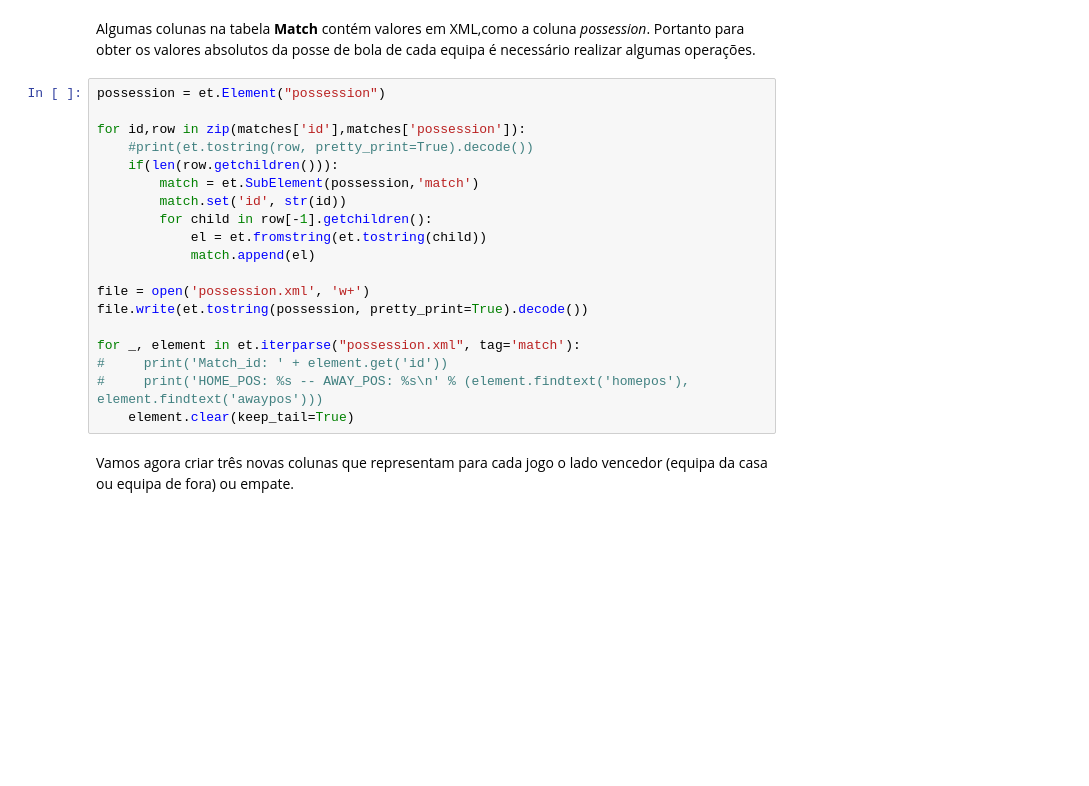
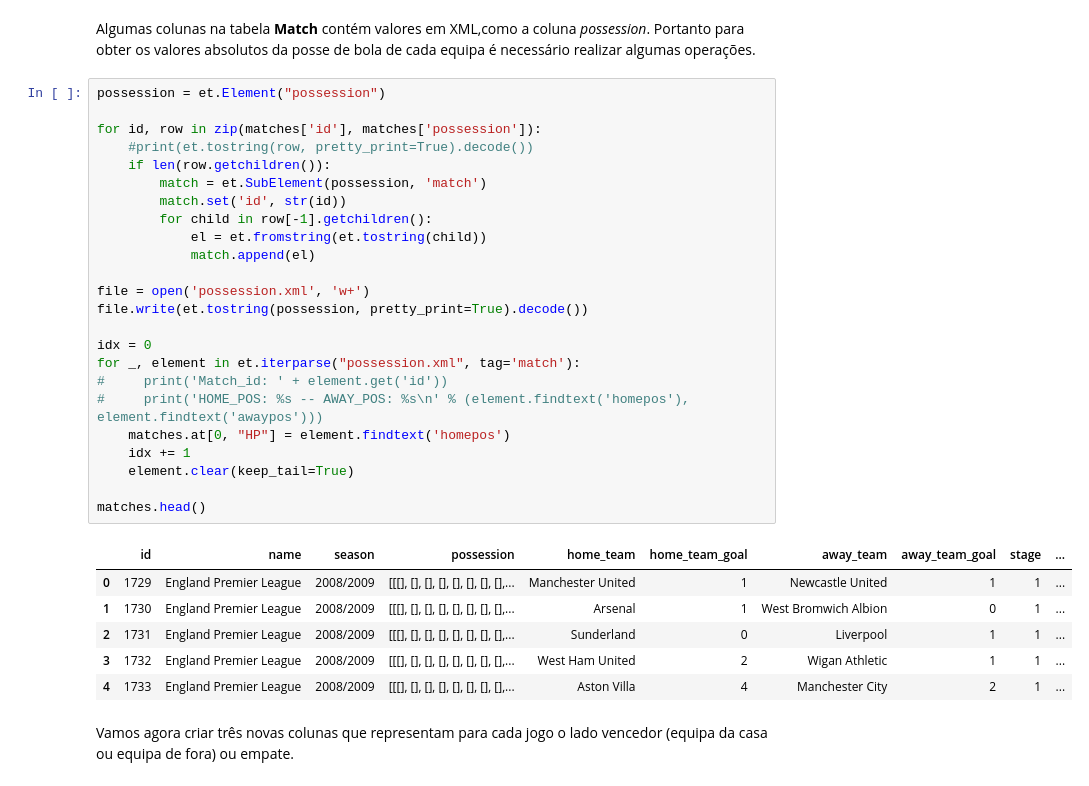
Before and after one commit to andremmori/IART-Project2, a Jupyter notebook: SoccerRegression.ipynb, the cells around one changed output. Drawn from its saved outputs; the diff is of its cells as text; blank space fills up the shorter version.

Commit message:
Added columns for the possession of each team

```diff
--- a/SoccerRegression.ipynb
+++ b/SoccerRegression.ipynb
@@ -53,22 +53,34 @@ Algumas colunas na tabela __Match__ contém valores em XML,como a coluna _posses
 # %%
 possession = et.Element("possession")
 
-for id,row in zip(matches['id'],matches['possession']):
+for id, row in zip(matches['id'], matches['possession']):
     #print(et.tostring(row, pretty_print=True).decode())
-    if(len(row.getchildren())):
-        match = et.SubElement(possession,'match')
+    if len(row.getchildren()):
+        match = et.SubElement(possession, 'match')
         match.set('id', str(id))
         for child in row[-1].getchildren():
             el = et.fromstring(et.tostring(child))
             match.append(el)
 
 file = open('possession.xml', 'w+')
 file.write(et.tostring(possession, pretty_print=True).decode())
 
+idx = 0
 for _, element in et.iterparse("possession.xml", tag='match'):
 #     print('Match_id: ' + element.get('id'))
 #     print('HOME_POS: %s -- AWAY_POS: %s\n' % (element.findtext('homepos'), element.findtext('awaypos')))
+    matches.at[0, "HP"] = element.findtext('homepos')
+    idx += 1
     element.clear(keep_tail=True)
+
+matches.head()
+# %% [output]
+|  | id | name | season | possession | home_team | home_team_goal | away_team | away_team_goal | stage | ... |
+| 0 | 1729 | England Premier League | 2008/2009 | [[[], [], [], [], [], [], [], [],... | Manchester United | 1 | Newcastle United | 1 | 1 | ... |
+| 1 | 1730 | England Premier League | 2008/2009 | [[[], [], [], [], [], [], [], [],... | Arsenal | 1 | West Bromwich Albion | 0 | 1 | ... |
+| 2 | 1731 | England Premier League | 2008/2009 | [[[], [], [], [], [], [], [], [],... | Sunderland | 0 | Liverpool | 1 | 1 | ... |
+| 3 | 1732 | England Premier League | 2008/2009 | [[[], [], [], [], [], [], [], [],... | West Ham United | 2 | Wigan Athletic | 1 | 1 | ... |
+| 4 | 1733 | England Premier League | 2008/2009 | [[[], [], [], [], [], [], [], [],... | Aston Villa | 4 | Manchester City | 2 | 1 | ... |
 # %% [markdown]
 Vamos agora criar três novas colunas que representam para cada jogo o lado vencedor (equipa da casa ou equipa de fora) ou empate.
 # %%
```
